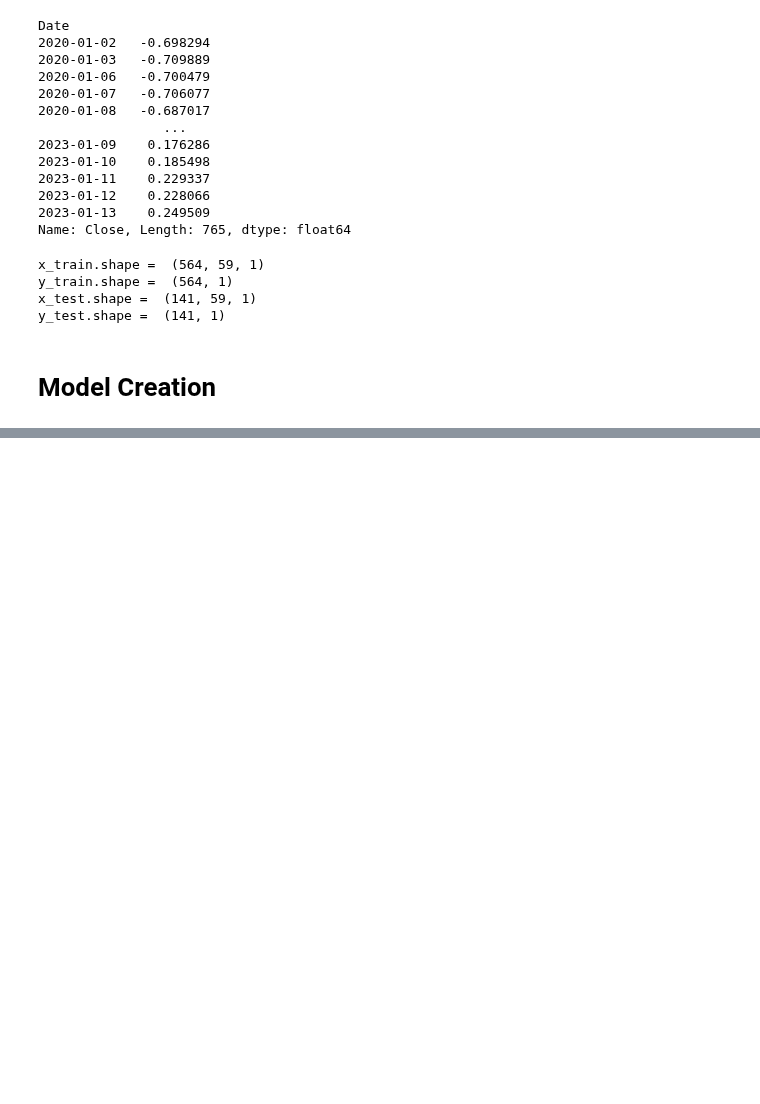
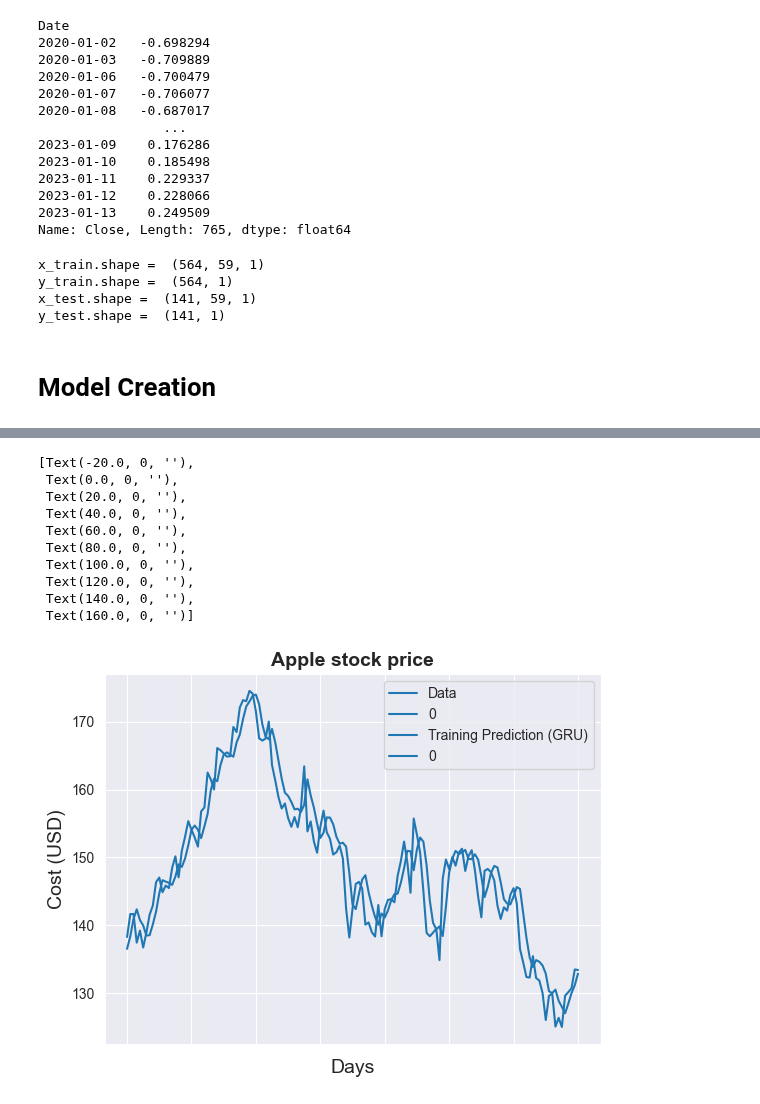
Before and after one commit to ishaanpaul98/Sentiment-Analysis, a Jupyter notebook: Stock_prediction_without_sentiment.ipynb, the cells around one changed output, grey strips where cells are left out. Saved outputs shown, nothing was run; the diff lists cells and outputs as text; code cells hidden in the pictures; blank space fills up the shorter version.

```diff
--- a/Stock_prediction_without_sentiment.ipynb
+++ b/Stock_prediction_without_sentiment.ipynb
@@ -180,0 +191,22 @@ Training time: 17.81538724899292
+# %%
+import seaborn as sns
+sns.set_style("darkgrid")
+
+ax = sns.lineplot(data=original, label="Data", color='royalblue')
+ax = sns.lineplot(data=predict, label="Training Prediction (GRU)", color='tomato')
+ax.set_title('Apple stock price', size = 14, fontweight='bold')
+ax.set_xlabel("Days", size = 14)
+ax.set_ylabel("Cost (USD)", size = 14)
+ax.set_xticklabels('', size=10)
+# %% [output]
+[Text(-20.0, 0, ''),
+ Text(0.0, 0, ''),
+ Text(20.0, 0, ''),
+ Text(40.0, 0, ''),
+ Text(60.0, 0, ''),
+ Text(80.0, 0, ''),
+ Text(100.0, 0, ''),
+ Text(120.0, 0, ''),
+ Text(140.0, 0, ''),
+ Text(160.0, 0, '')]
+[figure, added]
```
Also changed, not shown: parts of 12 cells of this notebook, 1 other file.
